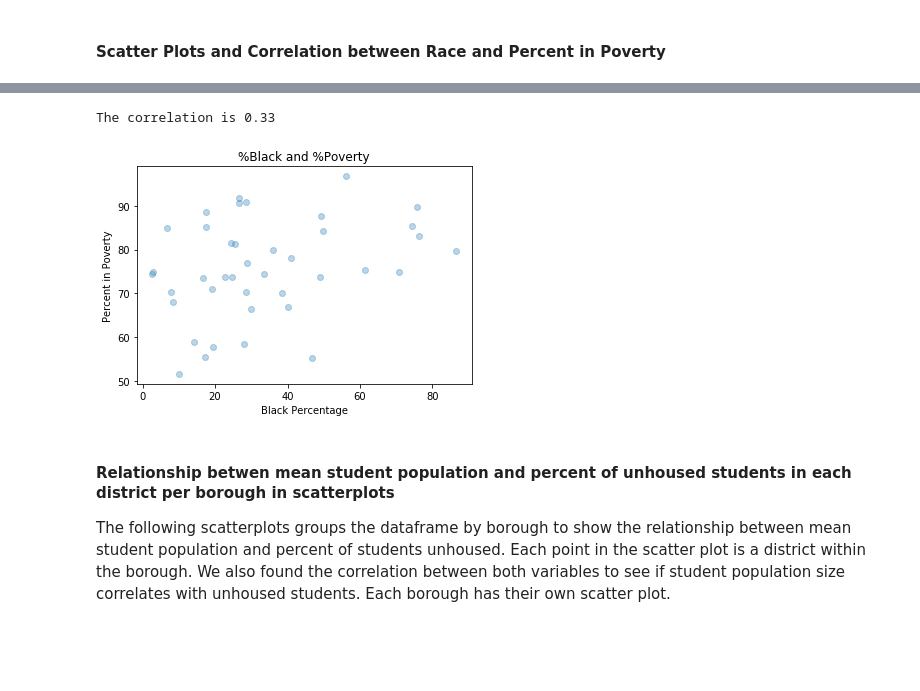
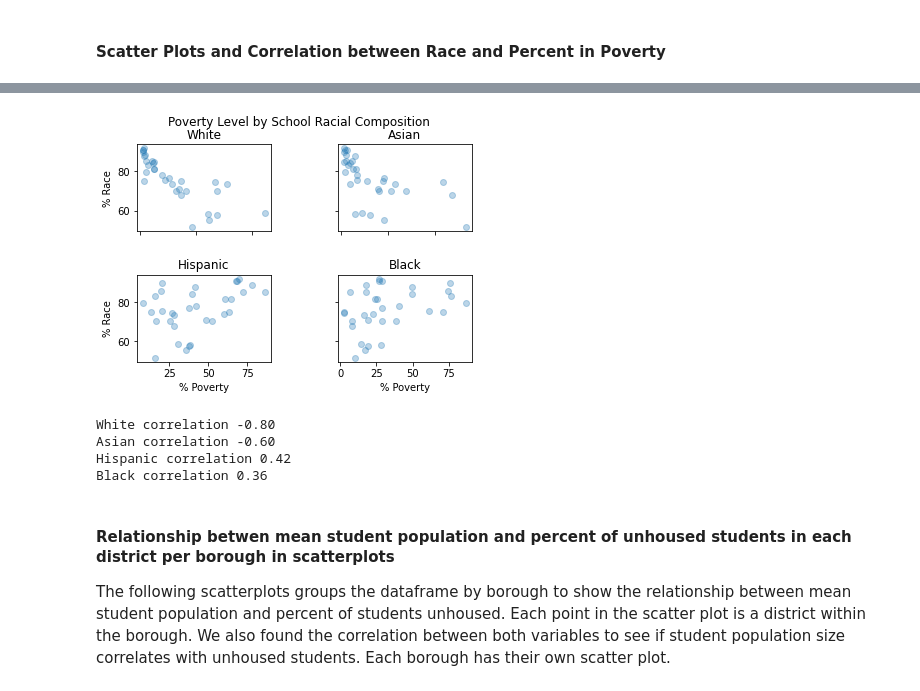
Before and after one commit to cailtyn-caj96/info-2950, a Jupyter notebook: finalproject.ipynb, the cells around one changed output, grey strips where cells are left out. Cells and saved outputs as stored; diff of their text form; code cells hidden in the pictures; blank space fills up the shorter version.

```diff
--- a/finalproject.ipynb
+++ b/finalproject.ipynb
@@ -891,13 +868,36 @@ The correlation is 0.37
-# %%
-print("The correlation is {:.2f}".format(final_ds["%_black"].corr(final_ds["%_poverty"])))
-plt.scatter(final_ds["%_black"],final_ds["%_poverty"],alpha = 0.3)
-plt.title("%Black and %Poverty")
-plt.xlabel("Black Percentage")
-plt.ylabel("Percent in Poverty")
-plt.show()
-# %% [output]
-The correlation is 0.33
-[figure, removed]
+# %%
+fig, axs = plt.subplots(2,2)
+fig.suptitle('Poverty Level by School Racial Composition')
+
+axs[0, 0].scatter(final_ds["%_white"],final_ds["%_poverty"],alpha = 0.3)
+axs[0, 0].set_title('White')
+axs[0, 1].scatter(final_ds["%_asian"],final_ds["%_poverty"],alpha = 0.3)
+axs[0, 1].set_title('Asian')
+axs[1, 0].scatter(final_ds["%_hispanic"],final_ds["%_poverty"],alpha = 0.3)
+axs[1, 0].set_title('Hispanic')
+axs[1, 1].scatter(final_ds["%_black"],final_ds["%_poverty"],alpha = 0.3)
+axs[1, 1].set_title('Black')
+
+plt.subplots_adjust(wspace=0.50, hspace=.5)
+
+for ax in axs.flat:
+    ax.set(xlabel='% Poverty', ylabel='% Race')
+# Hide x labels and tick labels for top plots and y ticks for right plots.
+for ax in axs.flat:
+    ax.label_outer()
+
+plt.show()
+
+print("White correlation {:.2f}".format(final_ds["%_white"].corr(final_ds["%_poverty"])))
+print("Asian correlation {:.2f}".format(final_ds["%_asian"].corr(final_ds["%_poverty"])))
+print("Hispanic correlation {:.2f}".format(final_ds["%_hispanic"].corr(final_ds["%_poverty"])))
+print("Black correlation {:.2f}".format(final_ds["%_black"].corr(final_ds["%_poverty"])))
+# %% [output]
+[figure, added]
+White correlation -0.80
+Asian correlation -0.60
+Hispanic correlation 0.42
+Black correlation 0.36
 # %% [markdown]
 #### Relationship betwen mean student population and percent of unhoused students in each district per borough in scatterplots
 The following scatterplots groups the dataframe by borough to show the relationship between mean student population and percent of students unhoused. Each point in the scatter plot is a district within the borough. We also found the correlation between both variables to see if student population size correlates with unhoused students. Each borough has their own scatter plot.
```
Also changed, not shown: parts of 17 cells of this notebook.
